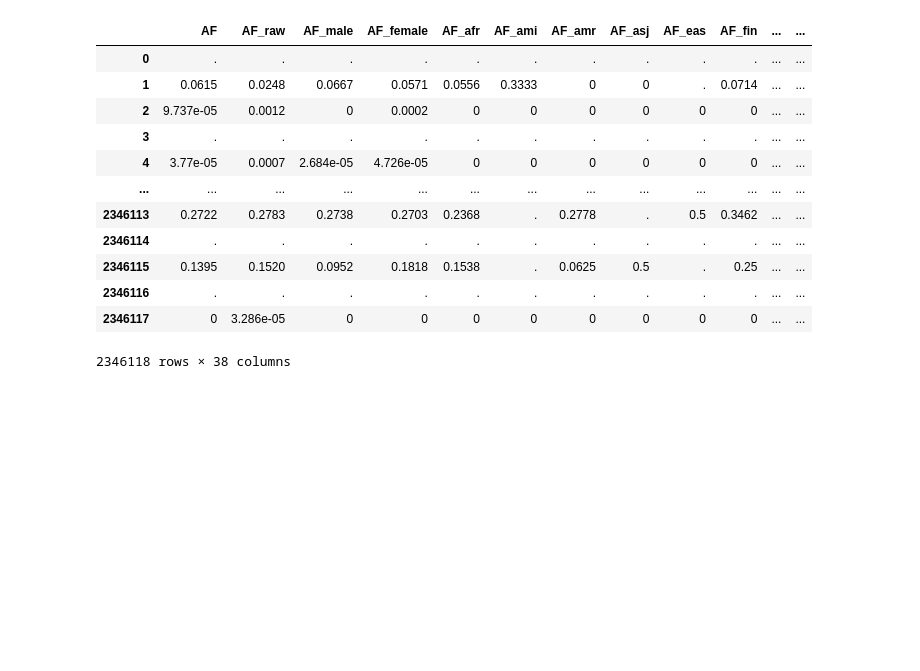
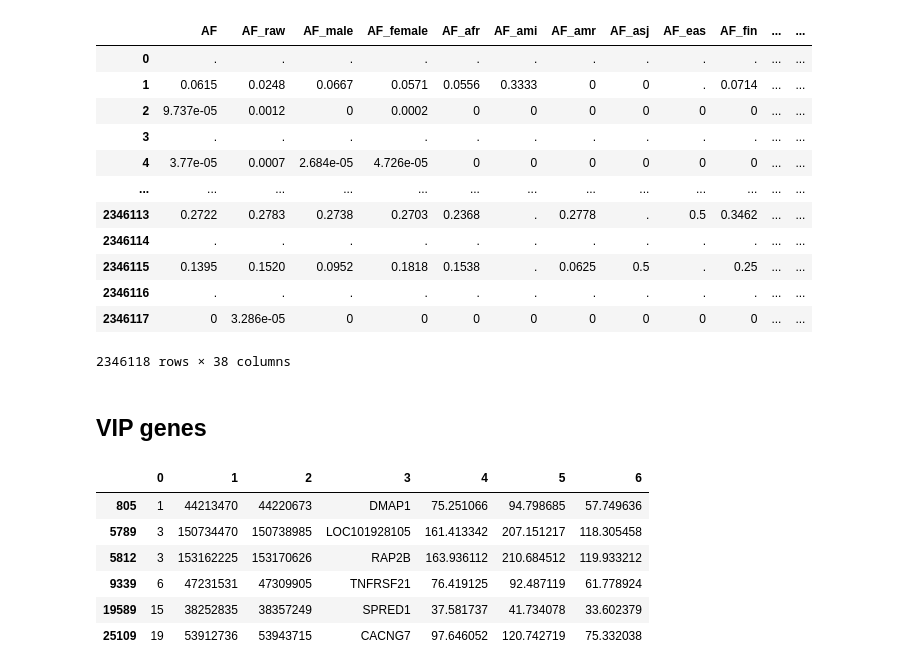
Before and after one commit to gaow/SEQLinkage, a Jupyter notebook: ADFam.ipynb, the cells around one changed output. Drawn from its saved outputs; the diff is of its cells as text; code cells hidden in the pictures; blank space fills up the shorter version.

```diff
--- a/ADFam.ipynb
+++ b/ADFam.ipynb
@@ -636,3 +636,19 @@ anno[['AF',
 | 2346116 | . | . | . | . | . | . | . | . | . | . | ... | ... |
 | 2346117 | 0 | 3.286e-05 | 0 | 0 | 0 | 0 | 0 | 0 | 0 | 0 | ... | ... |
 2346118 rows × 38 columns
+# %% [markdown]
+## VIP genes
+# %%
+geno = pd.read_csv('data/genemap.hg38.txt',header=None,sep ='\t')
+# %%
+vipgeno = geno[list(geno[[3]].isin(['CACNG7','LOC101928105','TNFRSF21','DMAP1','SPRED1','RAP2B'])[3])]
+# %%
+vipgeno
+# %% [output]
+|  | 0 | 1 | 2 | 3 | 4 | 5 | 6 |
+| 805 | 1 | 44213470 | 44220673 | DMAP1 | 75.251066 | 94.798685 | 57.749636 |
+| 5789 | 3 | 150734470 | 150738985 | LOC101928105 | 161.413342 | 207.151217 | 118.305458 |
+| 5812 | 3 | 153162225 | 153170626 | RAP2B | 163.936112 | 210.684512 | 119.933212 |
+| 9339 | 6 | 47231531 | 47309905 | TNFRSF21 | 76.419125 | 92.487119 | 61.778924 |
+| 19589 | 15 | 38252835 | 38357249 | SPRED1 | 37.581737 | 41.734078 | 33.602379 |
+| 25109 | 19 | 53912736 | 53943715 | CACNG7 | 97.646052 | 120.742719 | 75.332038 |
```
Also changed, not shown: parts of 1 cell of this notebook, 13 other files.
